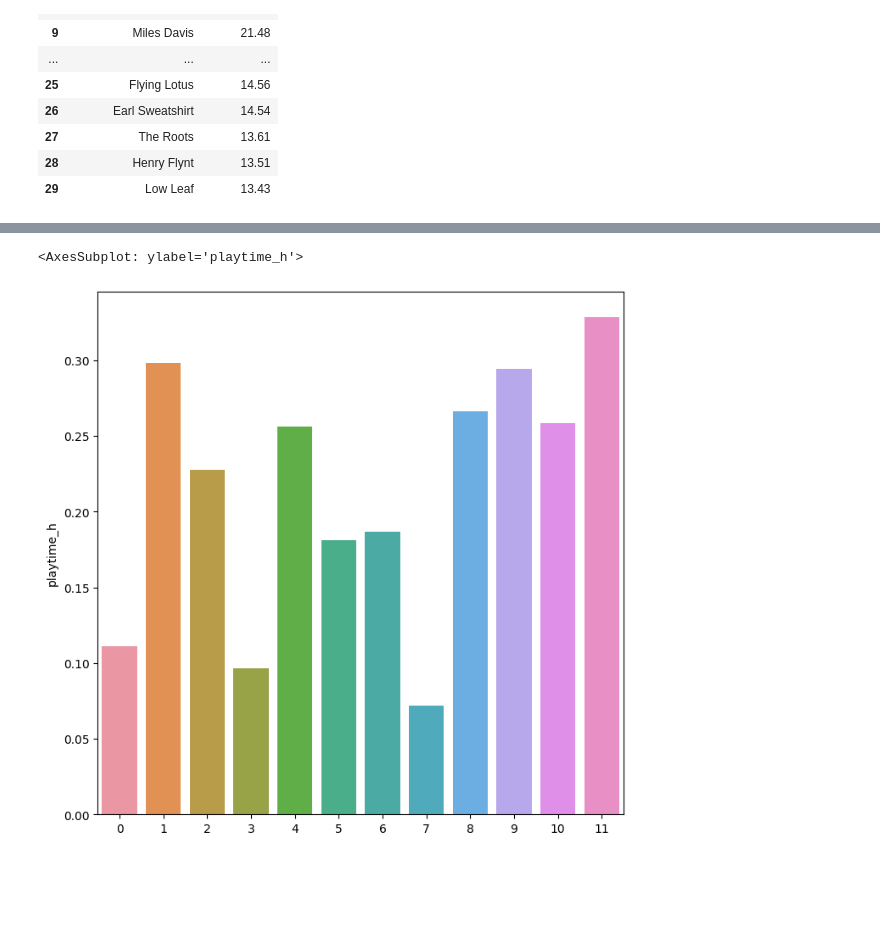
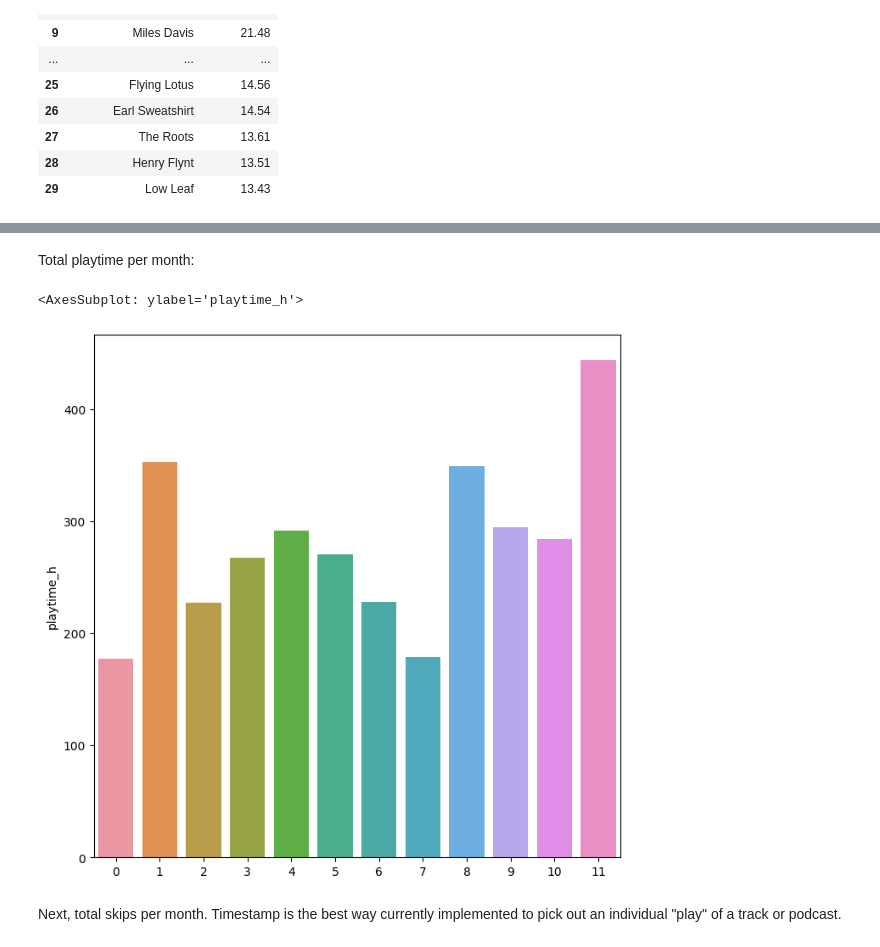
Before and after one commit to mmmuir/CL_DA2, a Jupyter notebook: ios_analysis.ipynb, the cells around one changed output, grey strips where cells are left out. Cells and saved outputs as stored; diff of their text form; code cells hidden in the pictures; blank space fills up the shorter version.

```diff
--- a/ios_analysis.ipynb
+++ b/ios_analysis.ipynb
@@ -396,16 +354,18 @@ music_streams.query("year == 2019")
+# %% [markdown]
+Total playtime per month:
 # %%
-# How to control this for missing months? do october 25 2019 thru 2022
 plt.rcParams["figure.figsize"] = (8, 8)
-sns_prep = music_streams.query("year == 2019| year == 2020 | year == 2021")
+sns_prep = music_streams
 sns_prep = pd.pivot_table(
     sns_prep,
-    values="playtime_s",
+    values="playtime_h",
     index=sns_prep.timestamp.dt.strftime("%b"),
     aggfunc="sum",
 ).reset_index()
-sns_prep["playtime_h"] = sns_prep["playtime_s"].apply(lambda x: x / 3600000)
 sns.barplot(data=sns_prep, x=sns_prep.index, y="playtime_h")
 # %% [output]
 <AxesSubplot: ylabel='playtime_h'>
-[figure, old version]
+[figure, new version]
+# %% [markdown]
+Next, total skips per month. Timestamp is the best way currently implemented to pick out an individual "play" of a track or podcast.
 # %%
```
Also changed, not shown: parts of 24 cells of this notebook, 1 other file.
